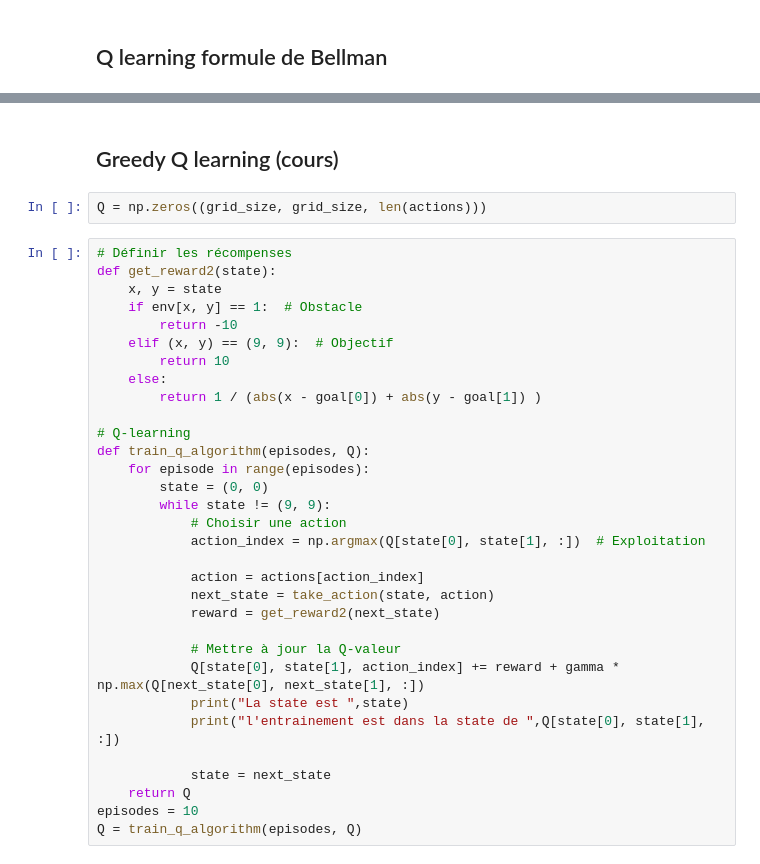
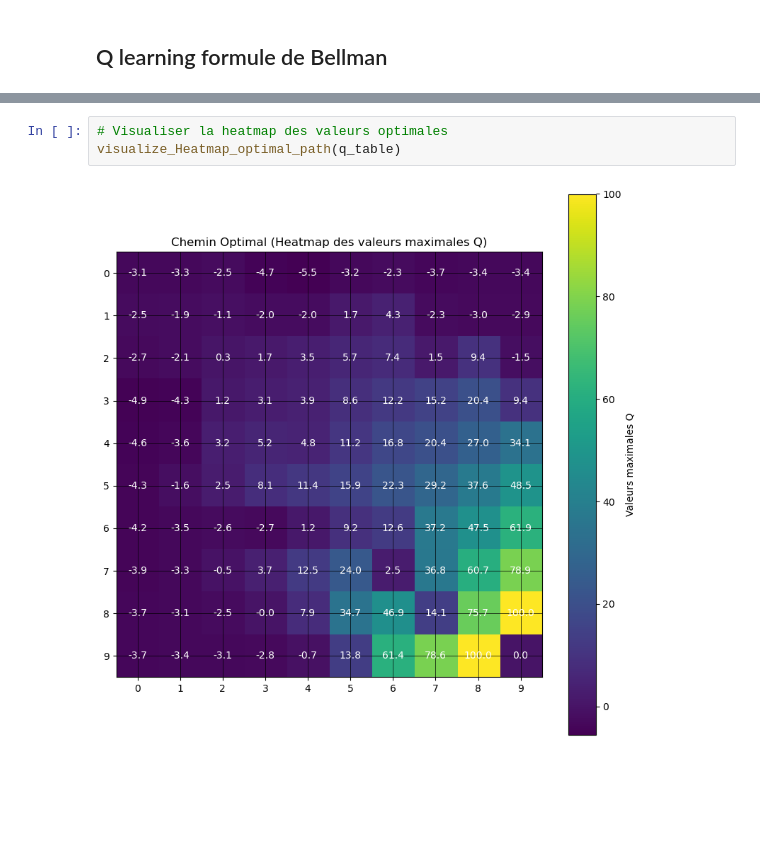
Before and after one commit to ourahma/Q_Learning, a Jupyter notebook: setup_env_fraise.ipynb, the cells around one changed output, grey strips where cells are left out. Drawn from its saved outputs; the diff is of its cells as text; blank space fills up the shorter version.

```diff
--- a/setup_env_fraise.ipynb
+++ b/setup_env_fraise.ipynb
@@ -332,36 +64,5 @@ while running:
-# %% [markdown]
-## Greedy Q learning (cours)
-# %%
-Q = np.zeros((grid_size, grid_size, len(actions)))
-# %%
-# Définir les récompenses
-def get_reward2(state):
-    x, y = state
-    if env[x, y] == 1:  # Obstacle
-        return -10
-    elif (x, y) == (9, 9):  # Objectif
-        return 10
-    else:
-        return 1 / (abs(x - goal[0]) + abs(y - goal[1]) )
-
-# Q-learning
-def train_q_algorithm(episodes, Q):
-    for episode in range(episodes):
-        state = (0, 0)
-        while state != (9, 9):
-            # Choisir une action
-            action_index = np.argmax(Q[state[0], state[1], :])  # Exploitation
-
-            action = actions[action_index]
-            next_state = take_action(state, action)
-            reward = get_reward2(next_state)
-
-            # Mettre à jour la Q-valeur
-            Q[state[0], state[1], action_index] += reward + gamma * np.max(Q[next_state[0], next_state[1], :])
-            print("La state est ",state)
-            print("l'entrainement est dans la state de ",Q[state[0], state[1], :])
-
-            state = next_state
-    return Q
-episodes = 10
-Q = train_q_algorithm(episodes, Q)
+# %%
+# Visualiser la heatmap des valeurs optimales
+visualize_Heatmap_optimal_path(q_table)
+# %% [output]
+[figure, added]
```
Also changed, not shown: parts of 15 cells of this notebook, 3 other files.
